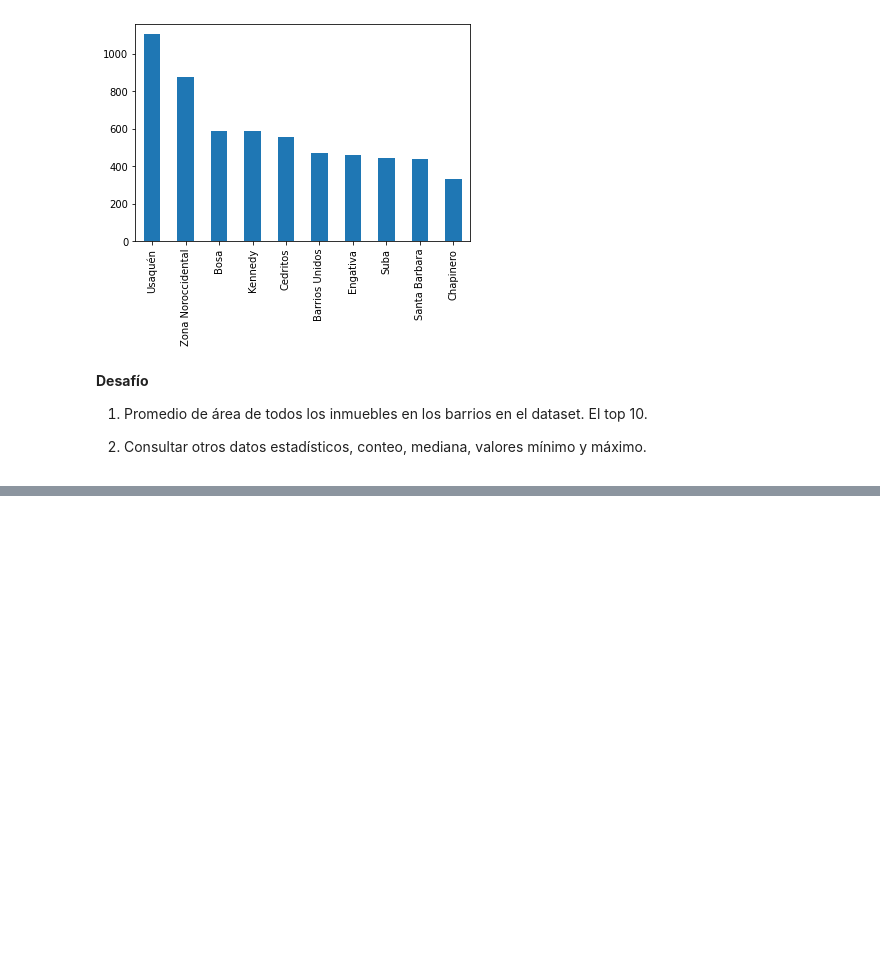
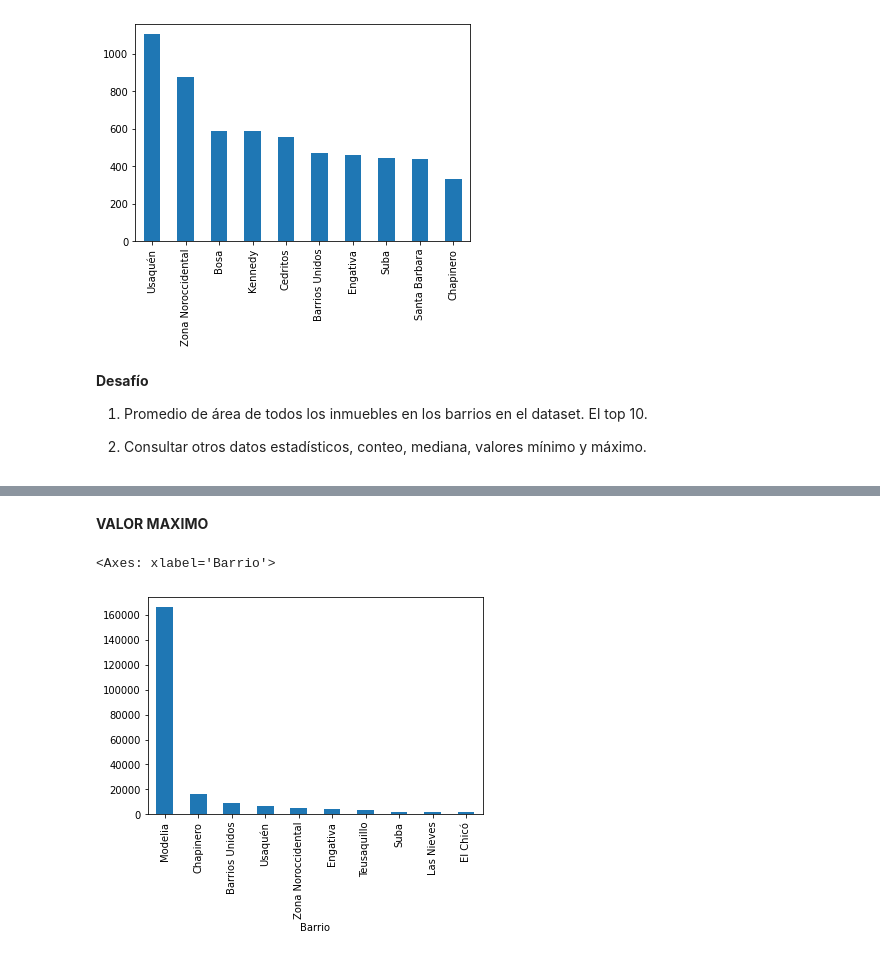
Before and after one commit to AURZOLA1524/Inmersi-n-de-Datos-AL, a Jupyter notebook: inmersion_datos_class_01.ipynb, the cells around one changed output, grey strips where cells are left out. Saved outputs shown, nothing was run; the diff lists cells and outputs as text; code cells hidden in the pictures; blank space fills up the shorter version.

```diff
--- a/inmersion_datos_class_01.ipynb
+++ b/inmersion_datos_class_01.ipynb
@@ -218,0 +234,8 @@ inmuebles_barrio.head(10).plot.bar()
+# %% [markdown]
+**VALOR MAXIMO**
+# %%
+valor_maximo_x_barrio = inmuebles.groupby(['Barrio'])['Area'].max().sort_values(ascending=False).head(10).plot.bar()
+valor_maximo_x_barrio
+# %% [output]
+<Axes: xlabel='Barrio'>
+[figure, added]
```
Also changed, not shown: parts of 10 cells of this notebook.
